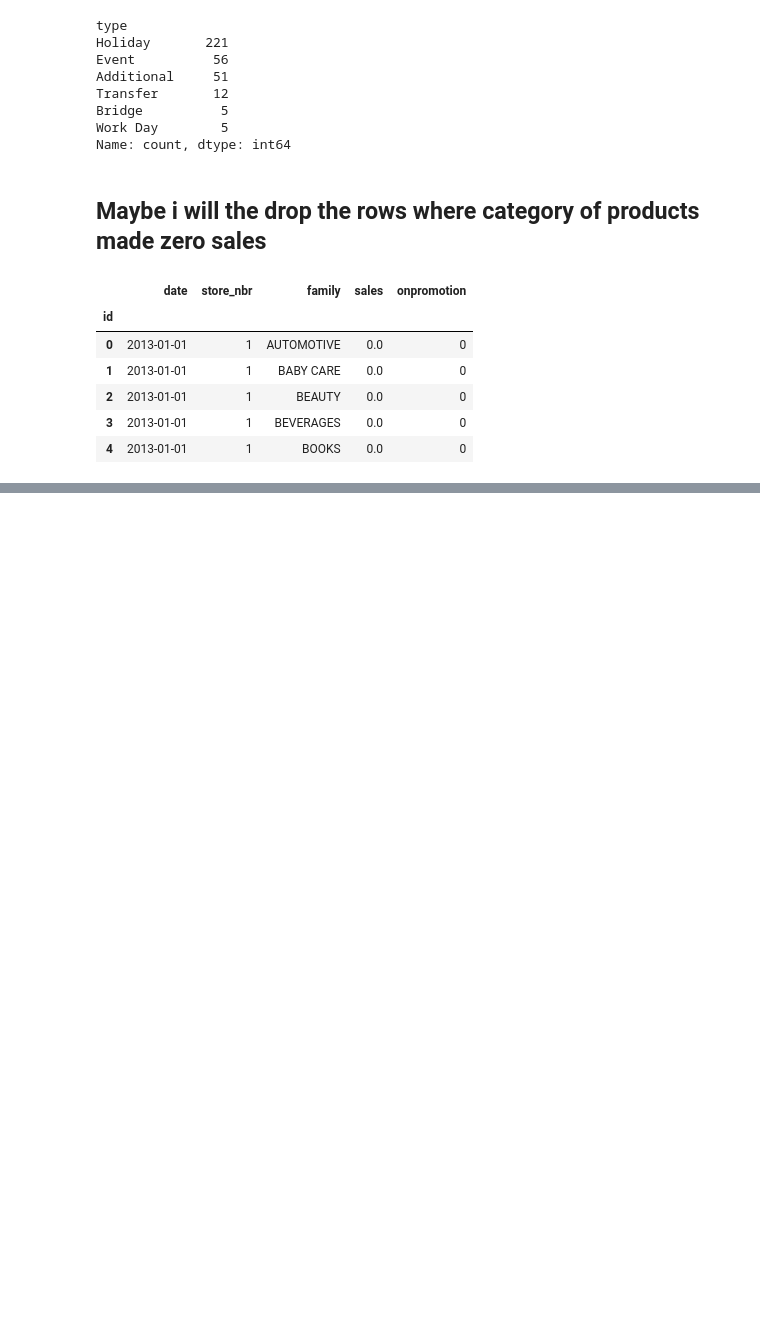
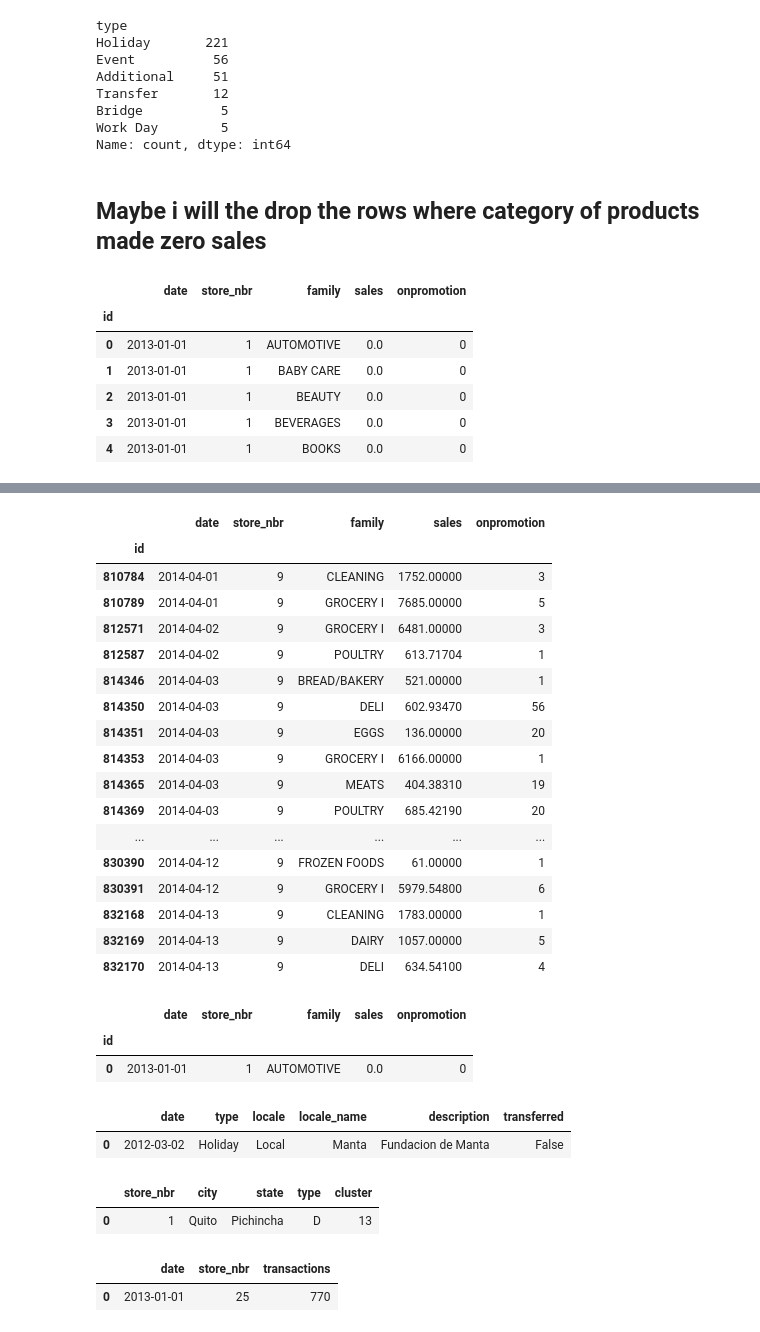
Before and after one commit to InspectorGoole/Sales-Demand-Forecast, a Jupyter notebook: forecast_1.ipynb, the cells around one changed output, grey strips where cells are left out. Cells and saved outputs as stored; diff of their text form; code cells hidden in the pictures; blank space fills up the shorter version.

```diff
--- a/forecast_1.ipynb
+++ b/forecast_1.ipynb
@@ -223,0 +324,45 @@ onpromotion gives the total number of items in a product family that were being
+# %%
+# when onpromotion is != 0
+
+promo_sales = main_df[main_df['onpromotion'] != 0]
+promo_sales.head(50)
+# %% [output]
+|  | date | store_nbr | family | sales | onpromotion |
+| id |  |  |  |  |  |
+| 810784 | 2014-04-01 | 9 | CLEANING | 1752.00000 | 3 |
+| 810789 | 2014-04-01 | 9 | GROCERY I | 7685.00000 | 5 |
+| 812571 | 2014-04-02 | 9 | GROCERY I | 6481.00000 | 3 |
+| 812587 | 2014-04-02 | 9 | POULTRY | 613.71704 | 1 |
+| 814346 | 2014-04-03 | 9 | BREAD/BAKERY | 521.00000 | 1 |
+| 814350 | 2014-04-03 | 9 | DELI | 602.93470 | 56 |
+| 814351 | 2014-04-03 | 9 | EGGS | 136.00000 | 20 |
+| 814353 | 2014-04-03 | 9 | GROCERY I | 6166.00000 | 1 |
+| 814365 | 2014-04-03 | 9 | MEATS | 404.38310 | 19 |
+| 814369 | 2014-04-03 | 9 | POULTRY | 685.42190 | 20 |
+| ... | ... | ... | ... | ... | ... |
+| 830390 | 2014-04-12 | 9 | FROZEN FOODS | 61.00000 | 1 |
+| 830391 | 2014-04-12 | 9 | GROCERY I | 5979.54800 | 6 |
+| 832168 | 2014-04-13 | 9 | CLEANING | 1783.00000 | 1 |
+| 832169 | 2014-04-13 | 9 | DAIRY | 1057.00000 | 5 |
+| 832170 | 2014-04-13 | 9 | DELI | 634.54100 | 4 |
+# %%
+main_df.head(1)
+# %% [output]
+|  | date | store_nbr | family | sales | onpromotion |
+| id |  |  |  |  |  |
+| 0 | 2013-01-01 | 1 | AUTOMOTIVE | 0.0 | 0 |
+# %%
+holiday.head(1)
+# %% [output]
+|  | date | type | locale | locale_name | description | transferred |
+| 0 | 2012-03-02 | Holiday | Local | Manta | Fundacion de Manta | False |
+# %%
+store.head(1)
+# %% [output]
+|  | store_nbr | city | state | type | cluster |
+| 0 | 1 | Quito | Pichincha | D | 13 |
+# %%
+transaction.head(1)
+# %% [output]
+|  | date | store_nbr | transactions |
+| 0 | 2013-01-01 | 25 | 770 |
```
Also changed, not shown: parts of 9 cells of this notebook.
